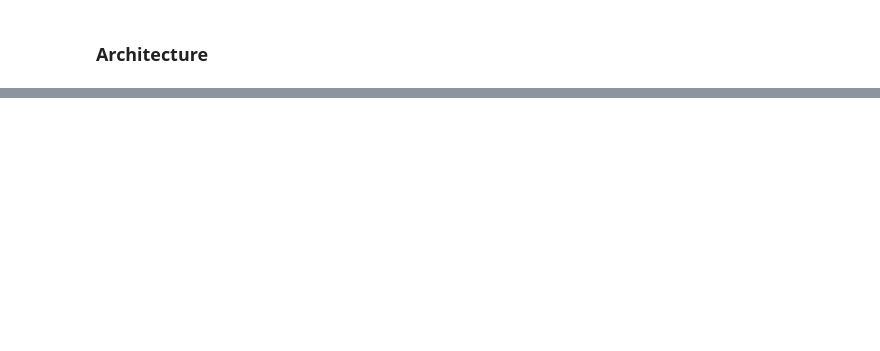
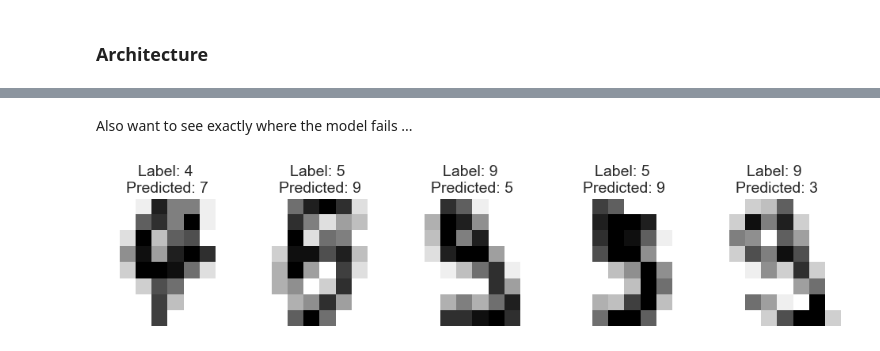
Before and after one commit to jonatanwins/Project3_FYS_STK4155, a Jupyter notebook: Runs/b_neural.ipynb, the cells around one changed output, grey strips where cells are left out. Drawn from its saved outputs; the diff is of its cells as text; code cells hidden in the pictures; blank space fills up the shorter version.

```diff
--- a/Runs/b_neural.ipynb
+++ b/Runs/b_neural.ipynb
@@ -248,0 +260,7 @@ nodes per layer: 41
+# %%
+epochs = 300
+result = single_run(X, y, lr=0.01, lam=0.0001, hidden_layer_num=2, node_per_hidden=100,
+           hidden_activation=nn.sigmoid, epochs=epochs, test_index=test_index, plot_or_not=False)
+
+print("test: ", result["test_accuracy"])
+print("train: ", result["train_accuracy"])
@@ -248,0 +270,18 @@ nodes per layer: 41
+# %%
+from sklearn.metrics import confusion_matrix
+
+# Example true labels and predicted labels
+nums_pred = predict(result["model"], result["beta_final"], X_test)
+nums_gt   = jnp.array([jnp.argmax(y_sample) for y_sample in y_test])
+
+# Create confusion matrix
+conf_matrix = confusion_matrix(nums_gt, nums_pred)
+
+# Plot the confusion matrix using seaborn
+plt.figure(figsize=(10, 8))
+sns.heatmap(conf_matrix, annot=True, fmt="d", cmap="Blues", square=True,
+            xticklabels=np.arange(10), yticklabels=np.arange(10))
+plt.xlabel("Predicted Labels")
+plt.ylabel("True Labels")
+plt.title("Confusion Matrix")
+plt.show()
@@ -248,0 +290,20 @@ nodes per layer: 41
+# %% [markdown]
+Also want to see exactly where the model fails ...
+# %%
+# Format the faulty predictions back
+indeces = nums_gt != nums_pred
+imgs = [img.reshape(8, 8) for img in X_test[indeces]]
+labels_pred = nums_pred[indeces]
+labels_gt   = nums_gt[indeces]
+
+# Plot the 5 first
+for i, img in enumerate(imgs[0:5]):
+
+    plt.subplot(1, 5, i+1)
+    plt.axis('off')
+    plt.imshow(img, cmap=plt.cm.gray_r, interpolation='nearest')
+    plt.title(f"Label: {labels_gt[i]} \nPredicted: {labels_pred[i]}")
+
+plt.show()
+# %% [output]
+[figure, added]
```
Also changed, not shown: parts of 6 cells of this notebook, 2 other files.
